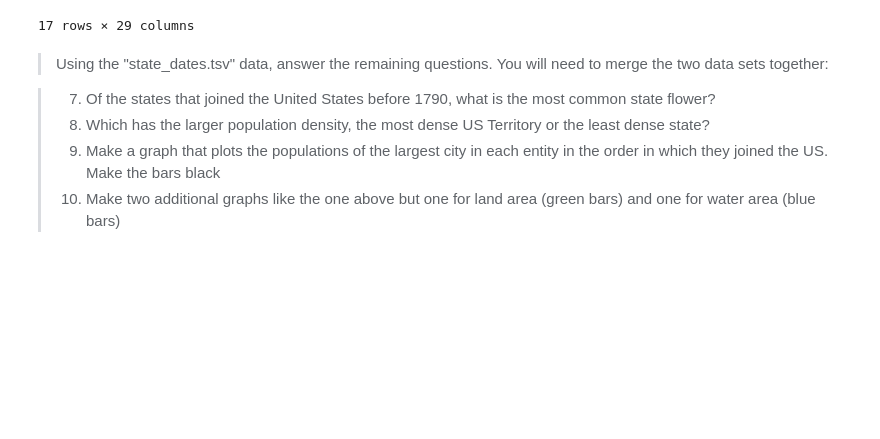
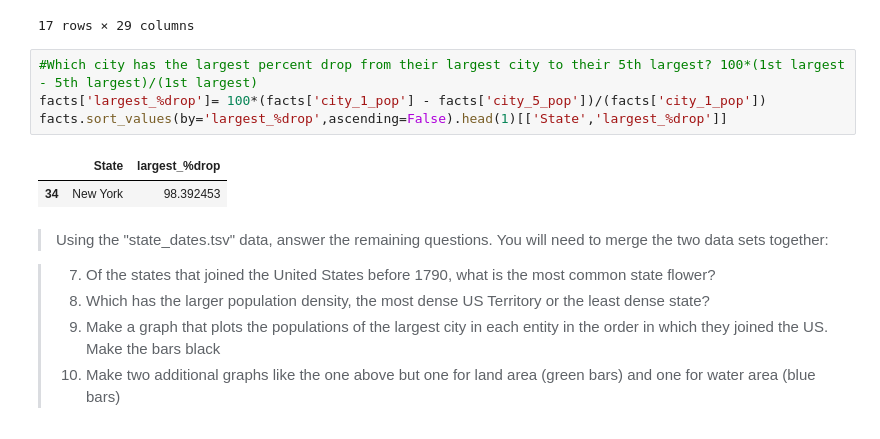
Before and after one commit to aktoliver13/ds_1300_notebooks, a Jupyter notebook: work/02_assignment.ipynb, the cells around one changed output. Saved outputs shown, nothing was run; the diff lists cells and outputs as text; blank space fills up the shorter version.

```diff
--- a/work/02_assignment.ipynb
+++ b/work/02_assignment.ipynb
@@ -99,6 +99,13 @@ facts[facts['Capital']==facts['City_1']]
 | 53 | West Virginia | 62756 | 62259 | 497 | 1793716.0 | 1852994 | 2 | Northern cardinal | Rhododendron | ... |
 | 55 | Wyoming | 253335 | 251470 | 1864 | 576851.0 | 563626 | 1 | Western meadowlark | Indian paintbrush | ... |
 17 rows × 29 columns
+# %%
+#Which city has the largest percent drop from their largest city to their 5th largest? 100*(1st largest - 5th largest)/(1st largest)
+facts['largest_%drop']= 100*(facts['city_1_pop'] - facts['city_5_pop'])/(facts['city_1_pop'])
+facts.sort_values(by='largest_%drop',ascending=False).head(1)[['State','largest_%drop']]
+# %% [output]
+|  | State | largest_%drop |
+| 34 | New York | 98.392453 |
 # %% [markdown]
 >Using the "state_dates.tsv" data, answer the remaining questions. You will need to merge the two data sets together:
 
```
